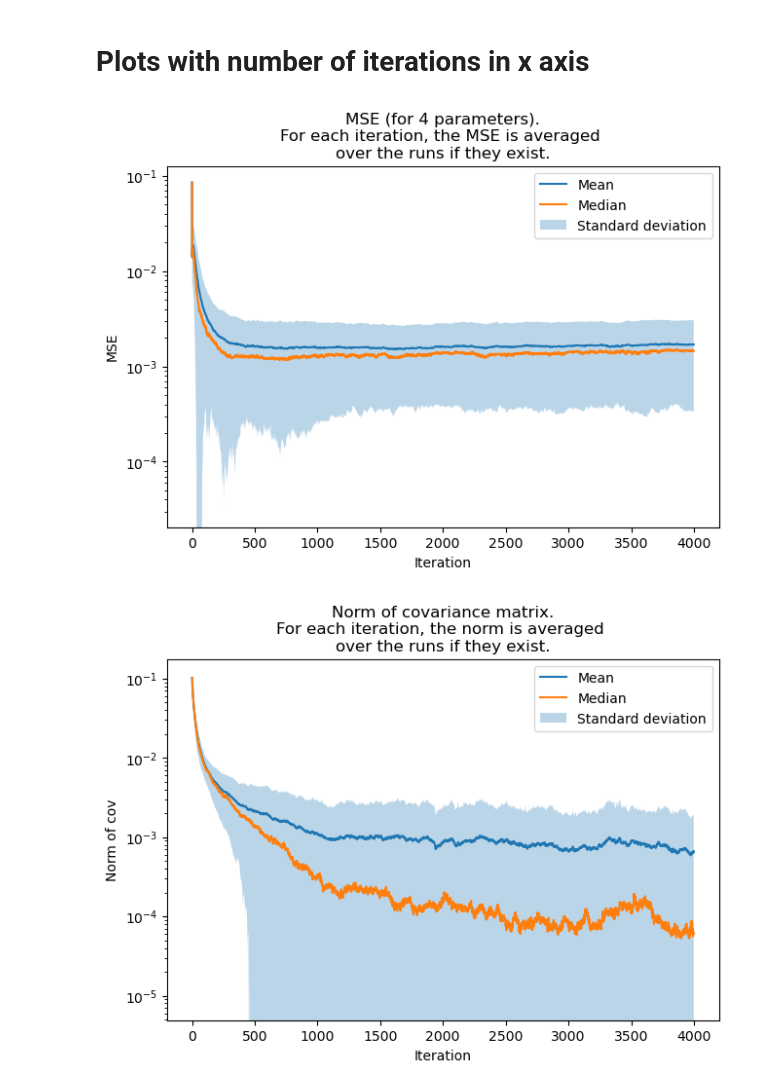
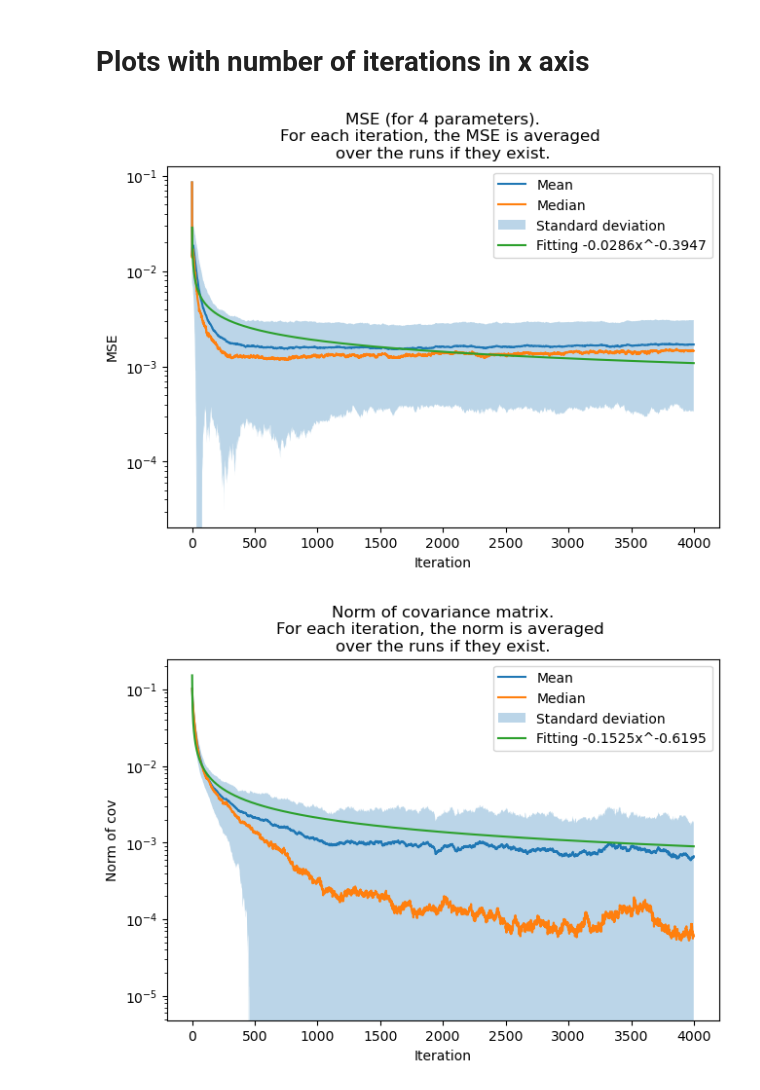
Before and after one commit to Rumoa/qll_qdots, a Jupyter notebook: data_analysis/data_analysis.ipynb, the cells around one changed output. Saved outputs shown, nothing was run; the diff lists cells and outputs as text; code cells hidden in the pictures.

Commit message:
We add curve fitting to behaviour of mse cov in optimized and non optimized times

```diff
--- a/data_analysis/data_analysis.ipynb
+++ b/data_analysis/data_analysis.ipynb
@@ -179,6 +180,14 @@ mse_array_median = np.nanmedian(
 )
 
 mse_array_std = np.nanstd(np.nanmean(all_runs_diff_squared, axis=2), axis=0)
+# %%
+def fun_to_fit(iteration, a, b):
+    return -a * iteration**b
+
+
+fitting_estimates_mse, fitting_covariances_mse = scipy.optimize.curve_fit(
+    fun_to_fit, iters[1:], mse_array_mean[1:]
+)
 # %%
 plt.plot(iters, mse_array_mean, label="Mean")
 plt.plot(iters, mse_array_median, label="Median")
@@ -190,6 +199,12 @@ plt.fill_between(
     alpha=0.3,
     label="Standard deviation",
 )
+
+plt.plot(
+    iters[1:],
+    fun_to_fit(iters[1:], *fitting_estimates_mse),
+    label=f"Fitting {fitting_estimates_mse[0]:.4f}x^{fitting_estimates_mse[1]:.4f}",
+)
 plt.yscale("log")
 
 plt.legend()
@@ -201,7 +216,7 @@ plt.xlabel("Iteration")
 plt.ylabel("MSE")
 plt.show()
 # %% [output]
-[figure, old version]
+[figure, new version]
 # %%
 @jit
 def jeje():
@@ -216,25 +231,39 @@ re = np.array(re)
 mean_per_iteration = np.nanmean(re, axis=0)
 median_per_iteration = np.nanmedian(re, axis=0)
 std_per_iteration = np.nanstd(re, axis=0)
+# %%
+def fun_to_fit(iteration, a, b):
+    return -a * iteration**b
+
+
+fitting_estimates_cov, fitting_covariances_cov = scipy.optimize.curve_fit(
+    fun_to_fit, iters[1:], mean_per_iteration[1:]
+)
 # %%
 plt.plot(iters[1:], mean_per_iteration[1:], label="Mean")
 plt.plot(iters[1:], median_per_iteration[1:], label="Median")
 plt.fill_between(
     x=iters,
     y1=mean_per_iteration - std_per_iteration,
     y2=mean_per_iteration + std_per_iteration,
     alpha=0.3,
     label="Standard deviation",
 )
 
+plt.plot(
+    iters[1:],
+    fun_to_fit(iters[1:], *fitting_estimates_cov),
+    label=f"Fitting {fitting_estimates_cov[0]:.4f}x^{fitting_estimates_cov[1]:.4f}",
+)
+
 plt.yscale("log")
 plt.legend()
 plt.title(
     "Norm of covariance matrix.\nFor each iteration, the norm is averaged \nover the runs if they exist."
 )
 plt.tight_layout()
 plt.xlabel("Iteration")
 plt.ylabel("Norm of cov")
 plt.show()
 # %% [output]
-[figure, old version]
+[figure, new version]
```
Also changed, not shown: parts of 1 cell of this notebook, 1 other file.
